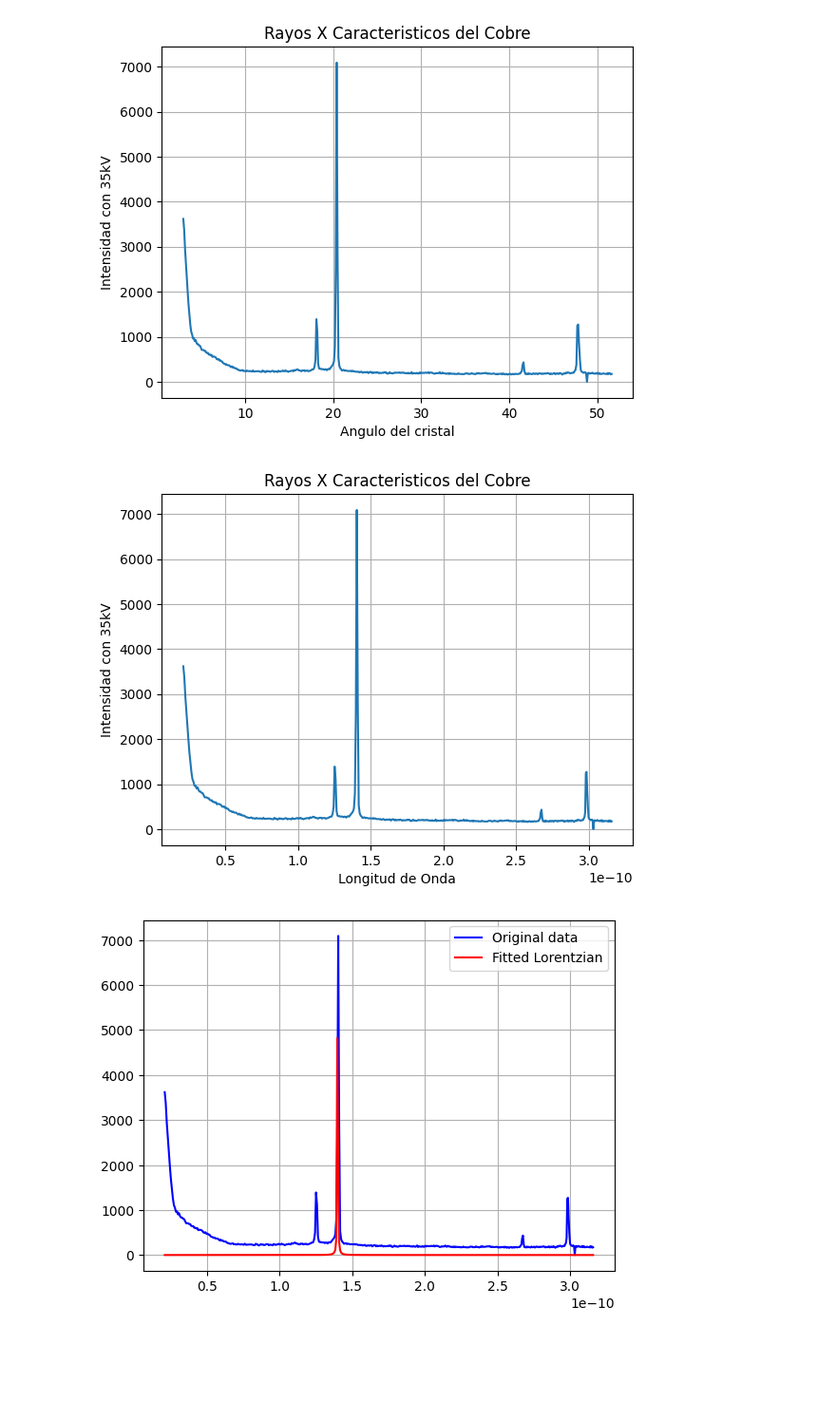
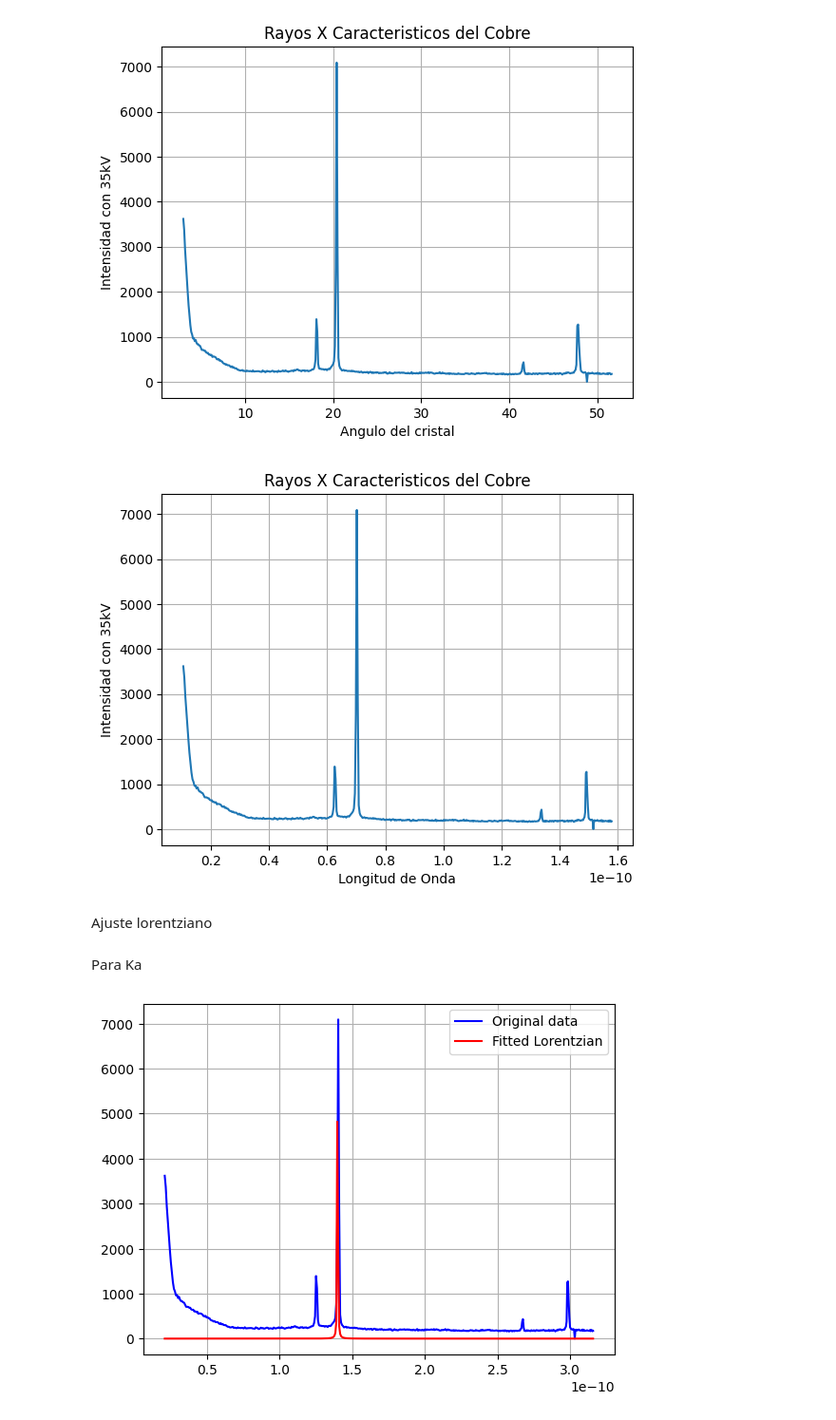
Before and after one commit to LabIntermedio/COD-INTERMEDIO, a Jupyter notebook: Rayos X/Rayos X.ipynb, the cells around one changed output. Shown at 95% size. Saved outputs shown, nothing was run; the diff lists cells and outputs as text; code cells hidden in the pictures; blank space fills up the shorter version.

```diff
--- a/Rayos X/Rayos X.ipynb
+++ b/Rayos X/Rayos X.ipynb
@@ -68,18 +69,22 @@ plt.show()
 # %%
 def ley_de_bragg(theta):
     d=2.014*10**(-10) #GUIA
-    n=1 #ARBITRARIO
+    n=2 #ARBITRARIO
     lambda1=(2*d*np.sin(np.deg2rad(theta)))/n
     return lambda1
 longitudes_de_onda=ley_de_bragg(actividad1['Ángulo del crista'])
 plt.plot(longitudes_de_onda,actividad1['Tasa con 35kV'])
 plt.title('Rayos X Caracteristicos del Cobre')
 plt.xlabel('Longitud de Onda')
 plt.ylabel('Intensidad con 35kV')
 plt.grid()
 plt.show()
 # %% [output]
-[figure, old version]
+[figure, new version]
+# %% [markdown]
+Ajuste lorentziano
+# %% [markdown]
+Para Ka
 # %%
 #Lorentziana
 def lorentzian(x, A, x0, gamma):
```
Also changed, not shown: parts of 14 cells of this notebook.
